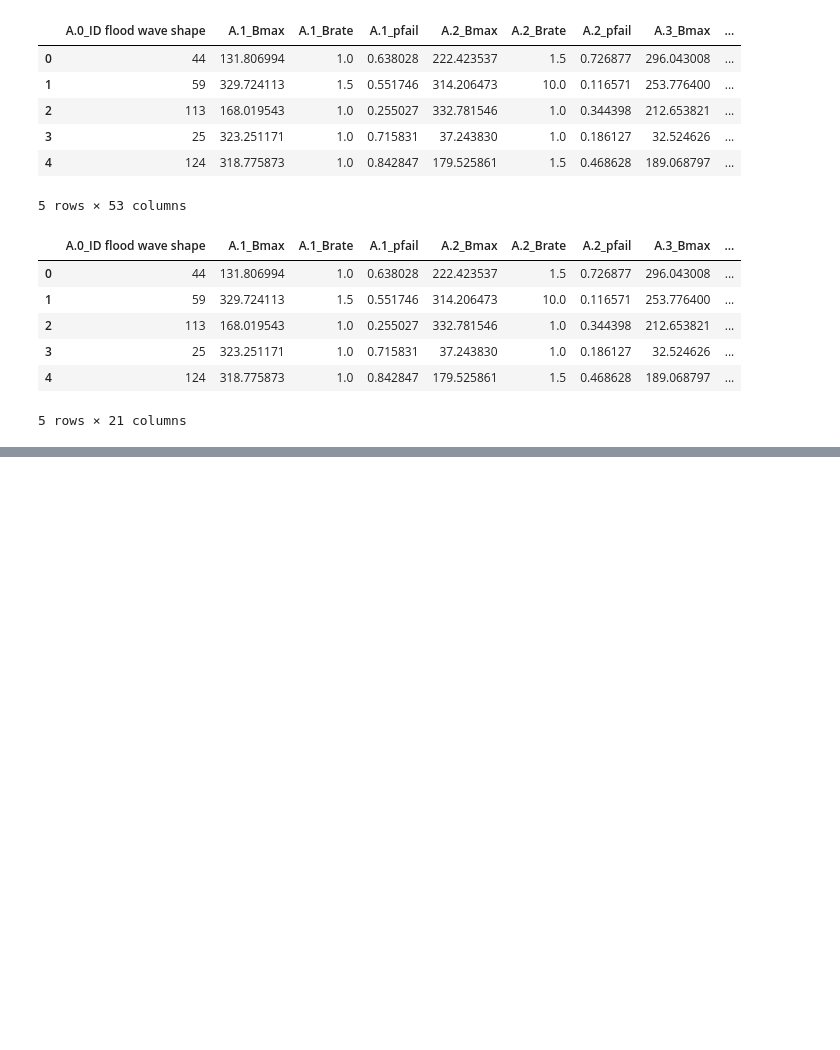
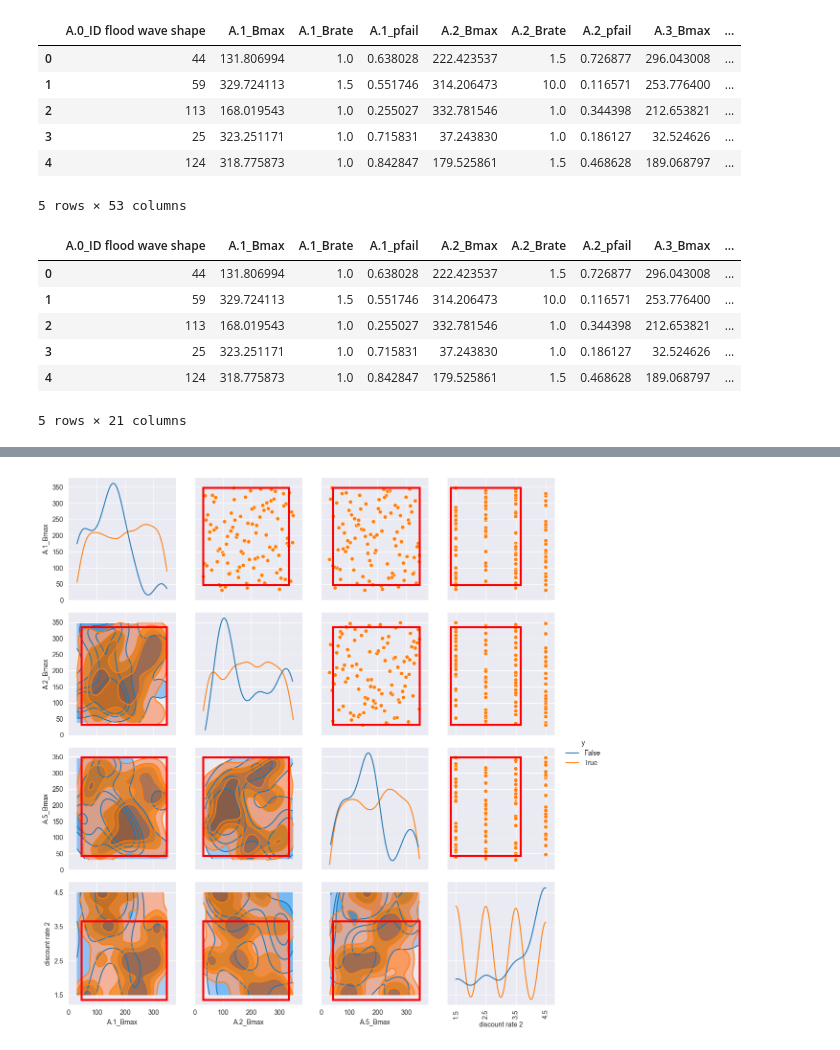
Before and after one commit to Eva-Bro/EPA141A_Group12_2025, a Jupyter notebook: final assignment/MORDM_1_scenario.ipynb, the cells around one changed output, grey strips where cells are left out. Drawn from its saved outputs; the diff is of its cells as text; code cells hidden in the pictures; blank space fills up the shorter version.

```diff
--- a/final assignment/MORDM_1_scenario.ipynb
+++ b/final assignment/MORDM_1_scenario.ipynb
@@ -572,7 +577,9 @@ plt.show()
 # %%
-box.select(15)
+box.select(4)
 box.show_pairs_scatter()
 fig = plt.gcf()
 fig.set_size_inches(12, 12)
 #plt.savefig('prim_scatter_plots.png')
 plt.show()
+# %% [output]
+[figure, added]
```
Also changed, not shown: parts of 25 cells of this notebook, 1 other file.
